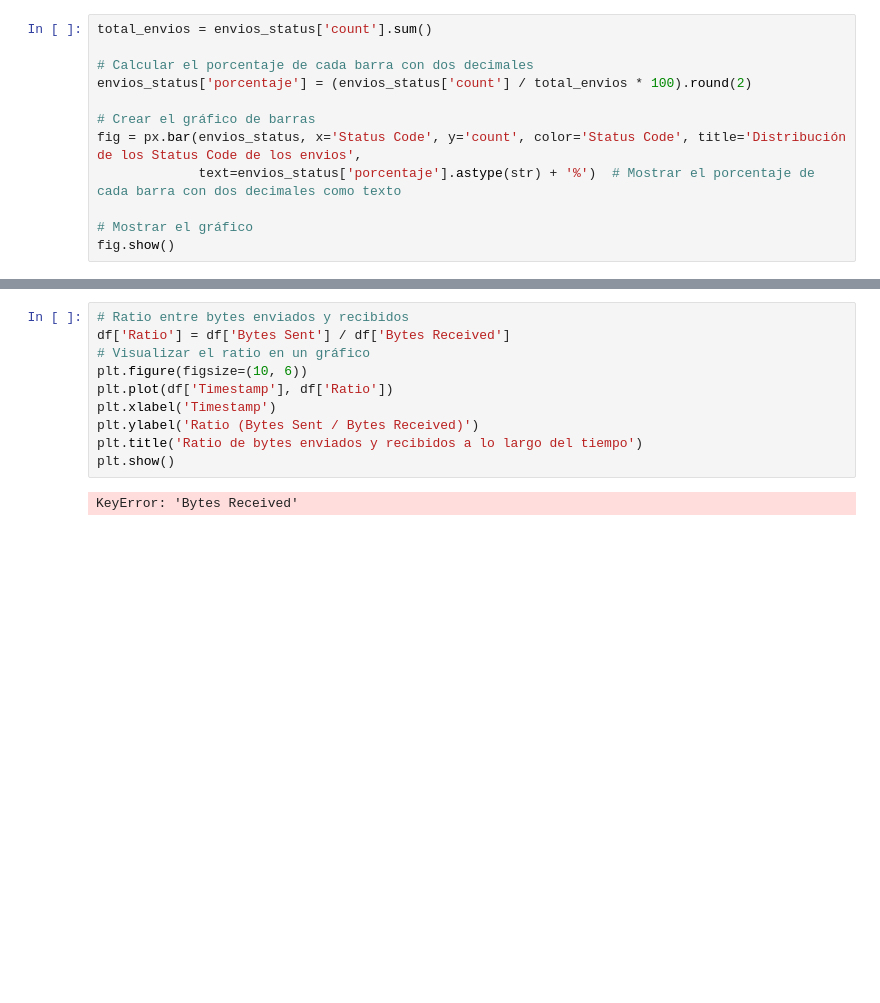
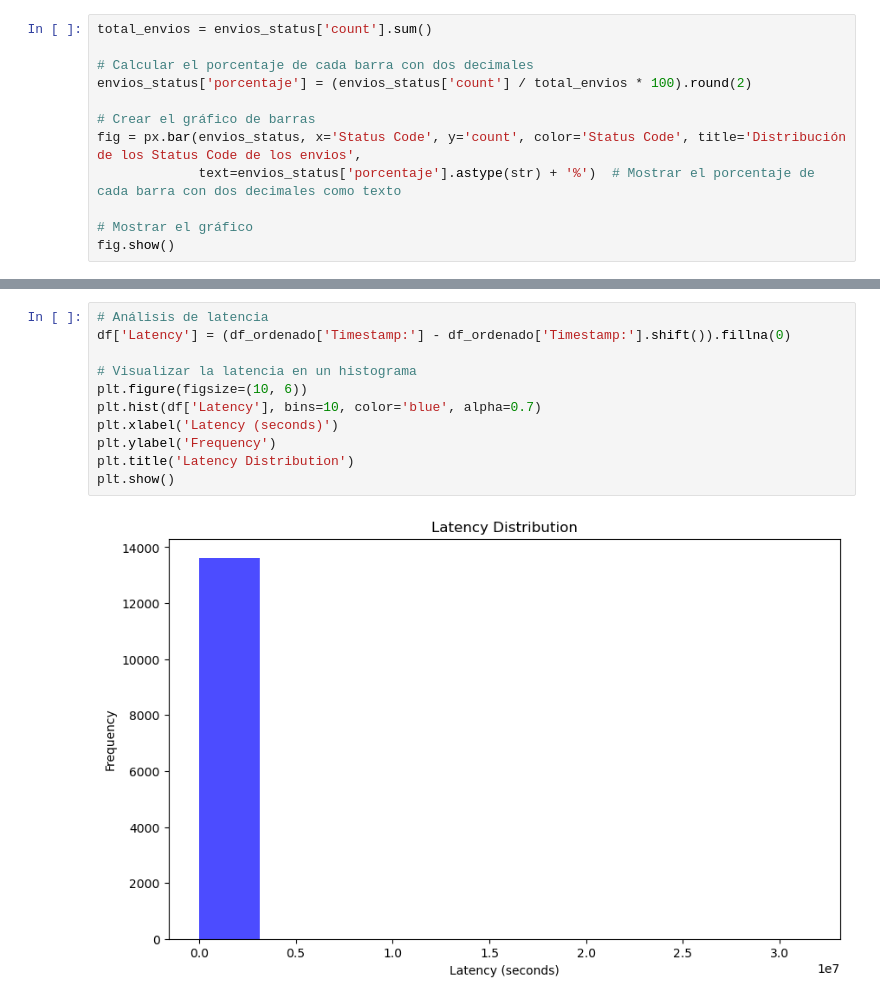
Before and after one commit to mariamelenddezz/R8_Naranja, a Jupyter notebook: Anomalias/anomalias_apache.ipynb, the cells around one changed output, grey strips where cells are left out. Drawn from its saved outputs; the diff is of its cells as text; blank space fills up the shorter version.

```diff
--- a/Anomalias/anomalias_apache.ipynb
+++ b/Anomalias/anomalias_apache.ipynb
@@ -202,12 +318,13 @@ df
-# %%
-# Ratio entre bytes enviados y recibidos
-df['Ratio'] = df['Bytes Sent'] / df['Bytes Received']
-# Visualizar el ratio en un gráfico
-plt.figure(figsize=(10, 6))
-plt.plot(df['Timestamp'], df['Ratio'])
-plt.xlabel('Timestamp')
-plt.ylabel('Ratio (Bytes Sent / Bytes Received)')
-plt.title('Ratio de bytes enviados y recibidos a lo largo del tiempo')
-plt.show()
-# %% [output]
-KeyError: 'Bytes Received'
+# %%
+# Análisis de latencia
+df['Latency'] = (df_ordenado['Timestamp:'] - df_ordenado['Timestamp:'].shift()).fillna(0)
+
+# Visualizar la latencia en un histograma
+plt.figure(figsize=(10, 6))
+plt.hist(df['Latency'], bins=10, color='blue', alpha=0.7)
+plt.xlabel('Latency (seconds)')
+plt.ylabel('Frequency')
+plt.title('Latency Distribution')
+plt.show()
+# %% [output]
+[figure, added]
```
Also changed, not shown: parts of 27 cells of this notebook, 4 other files.
